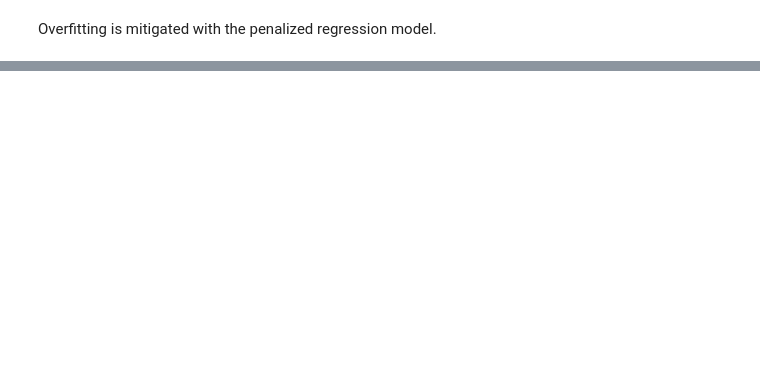
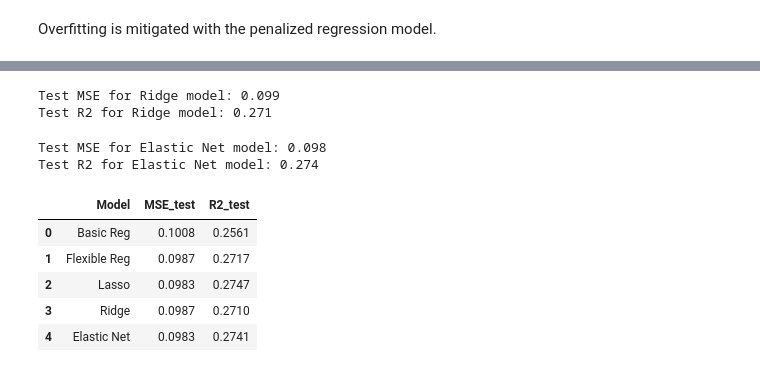
Before and after one commit to pabloestradac/causalml-basics, a Jupyter notebook: notebooks/Lasso.ipynb, the cells around one changed output, grey strips where cells are left out. Cells and saved outputs as stored; diff of their text form; code cells hidden in the pictures; blank space fills up the shorter version.

```diff
--- a/notebooks/Lasso.ipynb
+++ b/notebooks/Lasso.ipynb
@@ -234,8 +244,8 @@ print("Test R2 for the lasso model: "+ str(R2_test3))
 # Store results
 res_df2 = pd.DataFrame()
 
-res_df2['Model'] = ['Basic Reg', 'Flexible Reg', 'Flexible Lasso']
+res_df2['Model'] = ['Basic Reg', 'Flexible Reg', 'Lasso']
 res_df2['MSE_test'] = [MSE_test1, MSE_test2, MSE_test3]
 res_df2['R2_test'] = [R2_test1, R2_test2, R2_test3]
 
-res_df2
+res_df2.round(4)
@@ -310,0 +350,45 @@ Overfitting is mitigated with the penalized regression model.
+# %%
+# Ridge regression
+ridge = Pipeline(steps=[('scaler', StandardScaler()),
+                        ('ridge', RidgeCV())])
+ridge.fit(X_train[:, 1:], y_train)
+yhat_test_ridge = ridge.predict(X_test[:, 1:])
+
+# Calculate out-of-sample MSE
+MSE_test_ridge = np.mean((y_test - yhat_test_ridge)**2)
+R2_test_ridge = 1. - MSE_test_ridge / np.var(y_test)
+
+print(f'Test MSE for Ridge model: {MSE_test_ridge:.3f}')
+print(f'Test R2 for Ridge model: {R2_test_ridge:.3f}')
+# %% [output]
+Test MSE for Ridge model: 0.099
+Test R2 for Ridge model: 0.271
+# %%
+# Elastic Net
+elastic = Pipeline(steps=[('scaler', StandardScaler()),
+                          ('elastic', ElasticNetCV())])
+elastic.fit(X_train[:, 1:], y_train)
+yhat_test_elastic = elastic.predict(X_test[:, 1:])
+
+# Calculate out-of-sample MSE
+MSE_test_elastic = np.mean((y_test - yhat_test_elastic)**2)
+R2_test_elastic = 1. - MSE_test_elastic / np.var(y_test)
+
+print(f'Test MSE for Elastic Net model: {MSE_test_elastic:.3f}')
+print(f'Test R2 for Elastic Net model: {R2_test_elastic:.3f}')
+# %% [output]
+Test MSE for Elastic Net model: 0.098
+Test R2 for Elastic Net model: 0.274
+# %%
+# Store results
+res_df2.loc[3] = ['Ridge', MSE_test_ridge, R2_test_ridge]
+res_df2.loc[4] = ['Elastic Net', MSE_test_elastic, R2_test_elastic]
+
+res_df2.round(4)
+# %% [output]
+|  | Model | MSE_test | R2_test |
+| 0 | Basic Reg | 0.1008 | 0.2561 |
+| 1 | Flexible Reg | 0.0987 | 0.2717 |
+| 2 | Lasso | 0.0983 | 0.2747 |
+| 3 | Ridge | 0.0987 | 0.2710 |
+| 4 | Elastic Net | 0.0983 | 0.2741 |
```
Also changed, not shown: parts of 13 cells of this notebook.
